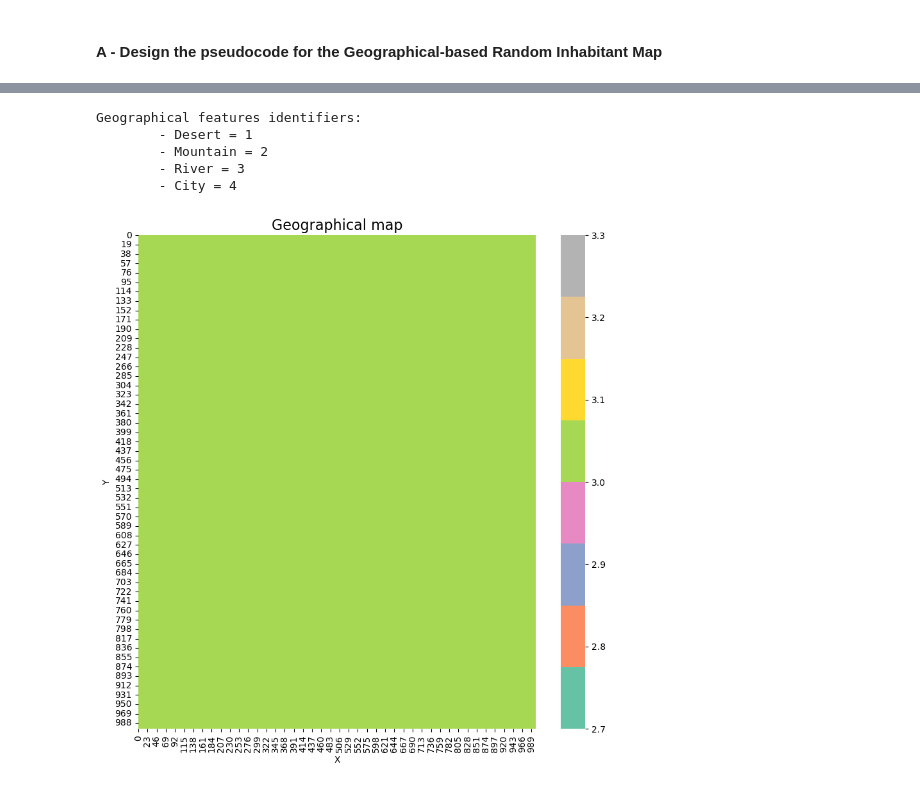
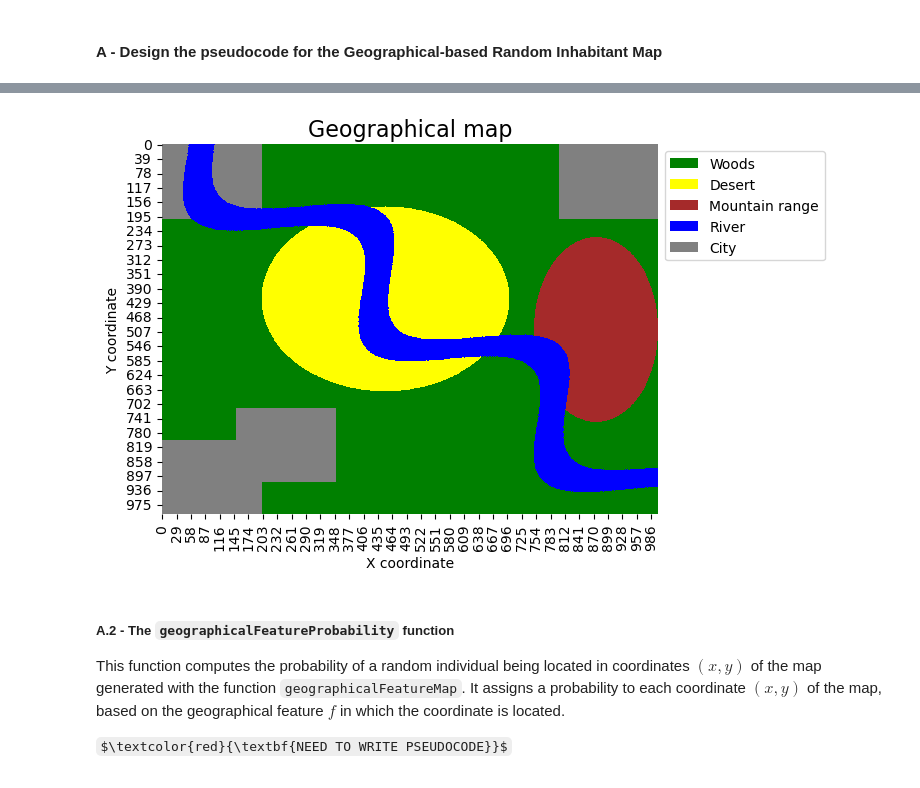
Before and after one commit to lucadibello/geographical-friendship-network, a Jupyter notebook: geographical-friendship-network.ipynb, the cells around one changed output, grey strips where cells are left out. Saved outputs shown, nothing was run; the diff lists cells and outputs as text; code cells hidden in the pictures; some formulas as TeX source.

Commit message:
Fixed map generation (added new feature + added river) + created probability map

````diff
--- a/geographical-friendship-network.ipynb
+++ b/geographical-friendship-network.ipynb
@@ -710,19 +720,3 @@ function geographicalFeatureMap(n)
     return map
 end function
 ```
-# %%
-from enum import Enum
-
-# Enumerator for all possible geographical features
-GeographicalFeature = Enum('GeographicalFeature', ['Desert', 'Mountain', 'River', 'City'])
-
-# Print each identifier + value
-print("Geographical features identifiers:")
-for feature in GeographicalFeature:
-  print("\t- {} = {}".format(feature.name, feature.value))
-# %% [output]
-Geographical features identifiers:
-        - Desert = 1
-        - Mountain = 2
-        - River = 3
-        - City = 4
@@ -791,17 +861,36 @@ def geographicalFeatureMap(n: int = 1000) -> np.ndarray:
 
   return map
-# %%
-# Generate map
-geographical_map = geographicalFeatureMap(1000)
-
-# Display map with a heatmap
-fig, ax = plt.subplots(1, 1, figsize=(10, 10))
-sns.heatmap(geographical_map, cmap='Set2', ax=ax)
-ax.set_title('Geographical map').set_fontsize('16')
-ax.set_xlabel('X')
-ax.set_ylabel('Y')
-
-# Show figure
-plt.show()
-# %% [output]
-[figure, removed]
+# %%
+# Generate map
+geographical_map = geographicalFeatureMap(1000)
+
+# Create custom color palette:
+# - Nothing = black
+# - Desert = yellow
+# - Mountain = brown
+# - River = blue
+# - City = green
+palette = sns.color_palette([feature.color for feature in geographical_features])
+
+# Display map with a heatmap
+fig = sns.heatmap(geographical_map, cmap=palette, cbar=False)
+fig.set_title('Geographical map').set_fontsize('16')
+fig.set_xlabel('X coordinate')
+fig.set_ylabel('Y coordinate')
+
+# Add custom legend
+legend_elements = [plt.Rectangle((0,0),1,1,fc=feature.color, label=feature.name) for feature in geographical_features]
+
+# Create legend from custom artist/label lists on the side of the plot (not on top)
+fig.legend(handles=legend_elements, loc='upper right', bbox_to_anchor=(1.35, 1.00))
+
+# Show figure
+plt.show()
+# %% [output]
+[figure, added]
+# %% [markdown]
+##### A.2 - The `geographicalFeatureProbability` function
+
+This function computes the probability of a random individual being located in coordinates $(x,y)$ of the map generated with the function `geographicalFeatureMap`. It assigns a probability to each coordinate $(x,y)$ of the map, based on the geographical feature $f$ in which the coordinate is located.
+
+$\textcolor{red}{\textbf{NEED TO WRITE PSEUDOCODE}}$
````
Also changed, not shown: parts of 16 cells of this notebook.
